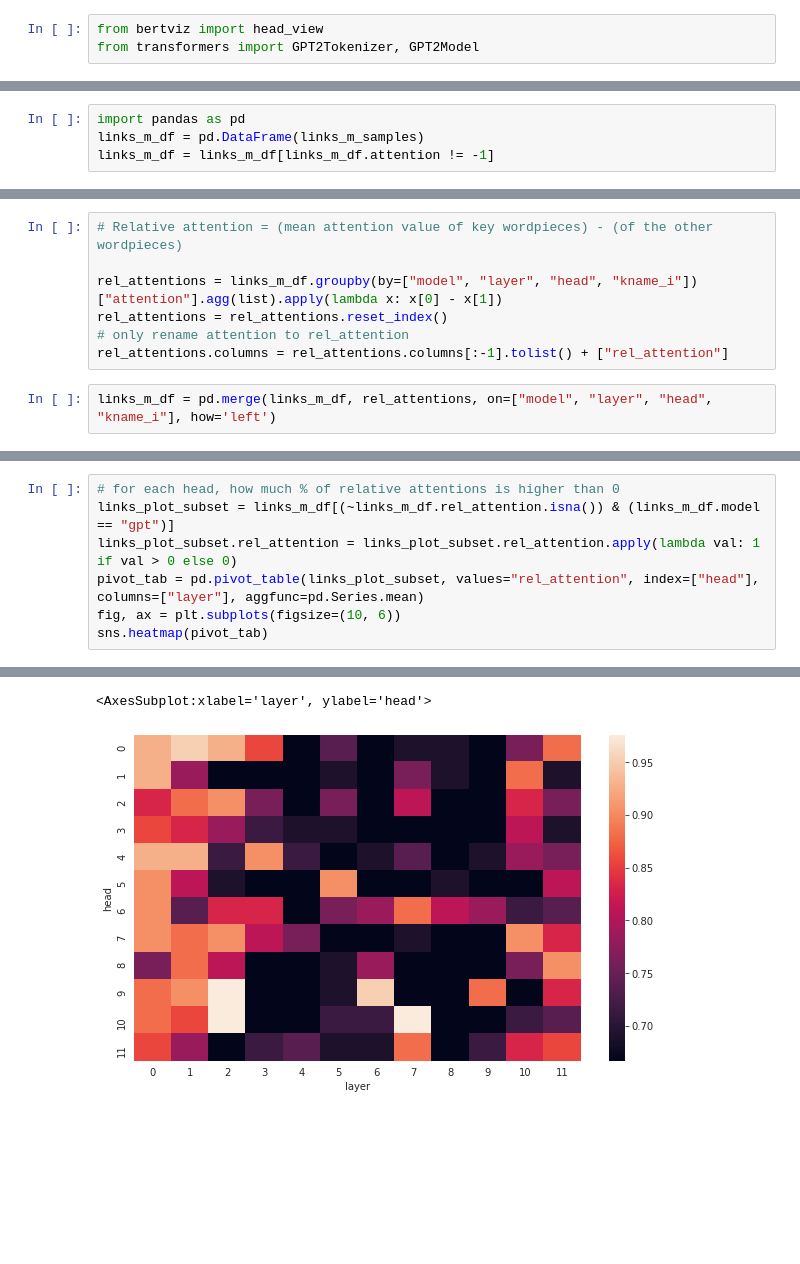
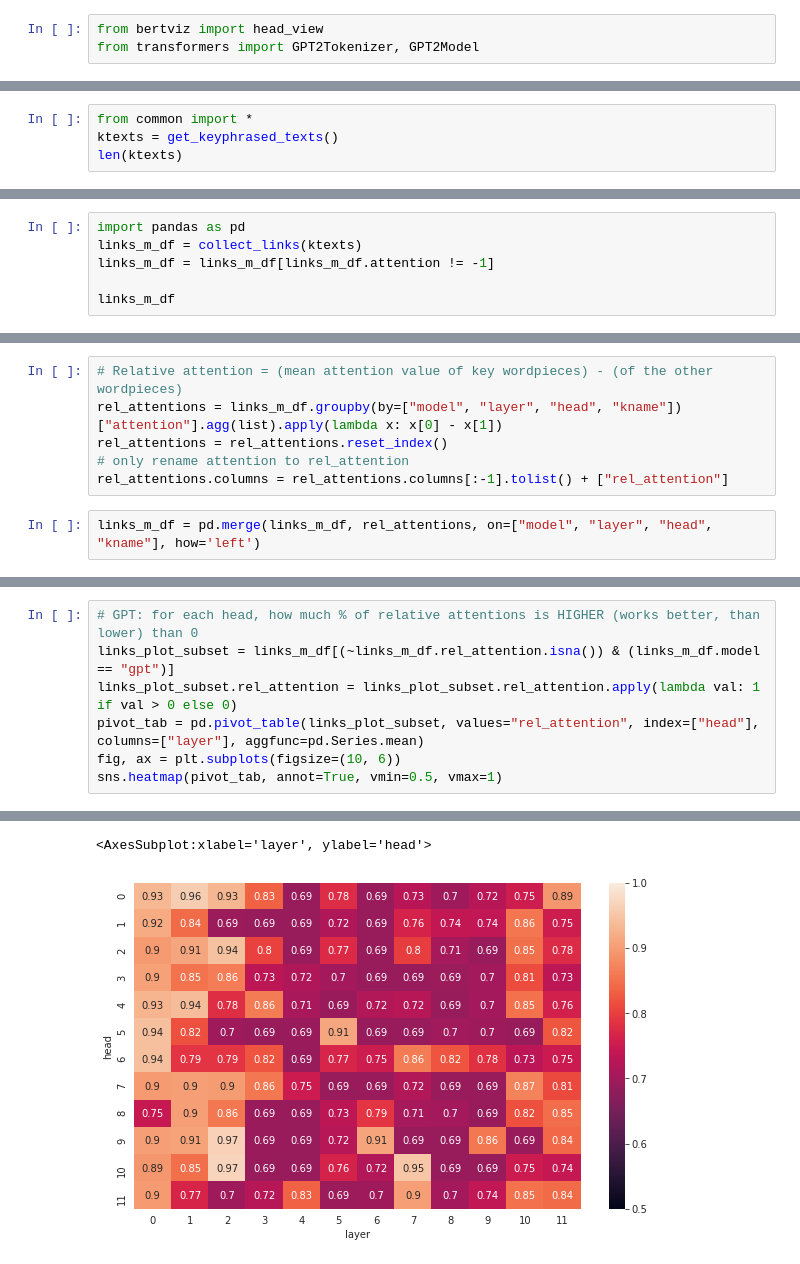
Before and after one commit to stefanik12/claims-checker, a Jupyter notebook: notebooks/attention_linking.ipynb, the cells around one changed output, grey strips where cells are left out. Drawn from its saved outputs; the diff is of its cells as text; blank space fills up the shorter version.

Commit message:
attention_* notebooks cleanup and some conclusions

```diff
--- a/notebooks/attention_linking.ipynb
+++ b/notebooks/attention_linking.ipynb
@@ -201,0 +107,4 @@ for m_i, model in enumerate(['bert', 'gpt']):
+# %%
+from common import *
+ktexts = get_keyphrased_texts()
+len(ktexts)
@@ -202,4 +137,6 @@ for m_i, model in enumerate(['bert', 'gpt']):
 # %%
 import pandas as pd
-links_m_df = pd.DataFrame(links_m_samples)
+links_m_df = collect_links(ktexts)
 links_m_df = links_m_df[links_m_df.attention != -1]
+
+links_m_df
@@ -206,12 +157,11 @@ links_m_df = links_m_df[links_m_df.attention != -1]
 # %%
 # Relative attention = (mean attention value of key wordpieces) - (of the other wordpieces)
-
-rel_attentions = links_m_df.groupby(by=["model", "layer", "head", "kname_i"])["attention"].agg(list).apply(lambda x: x[0] - x[1])
+rel_attentions = links_m_df.groupby(by=["model", "layer", "head", "kname"])["attention"].agg(list).apply(lambda x: x[0] - x[1])
 rel_attentions = rel_attentions.reset_index()
 # only rename attention to rel_attention
 rel_attentions.columns = rel_attentions.columns[:-1].tolist() + ["rel_attention"]
 # %%
-links_m_df = pd.merge(links_m_df, rel_attentions, on=["model", "layer", "head", "kname_i"], how='left')
+links_m_df = pd.merge(links_m_df, rel_attentions, on=["model", "layer", "head", "kname"], how='left')
 # %%
 links_m_df
 # %% [output]
@@ -367,15 +326,15 @@ sns.heatmap(pivot_tab)
 # %%
-# for each head, how much % of relative attentions is higher than 0
+# GPT: for each head, how much % of relative attentions is HIGHER (works better, than lower) than 0
 links_plot_subset = links_m_df[(~links_m_df.rel_attention.isna()) & (links_m_df.model == "gpt")]
 links_plot_subset.rel_attention = links_plot_subset.rel_attention.apply(lambda val: 1 if val > 0 else 0)
 pivot_tab = pd.pivot_table(links_plot_subset, values="rel_attention", index=["head"], columns=["layer"], aggfunc=pd.Series.mean)
 fig, ax = plt.subplots(figsize=(10, 6))
-sns.heatmap(pivot_tab)
+sns.heatmap(pivot_tab, annot=True, vmin=0.5, vmax=1)
 # %% [output]
 A value is trying to be set on a copy of a slice from a DataFrame.
 Try using .loc[row_indexer,col_indexer] = value instead
 
 See the caveats in the documentation: https://pandas.pydata.org/pandas-docs/stable/user_guide/indexing.html#returning-a-view-versus-a-copy
   self[name] = value
 <AxesSubplot:xlabel='layer', ylabel='head'>
-[figure, old version]
+[figure, new version]
```
Also changed, not shown: parts of 30 cells of this notebook, 1 other file.
